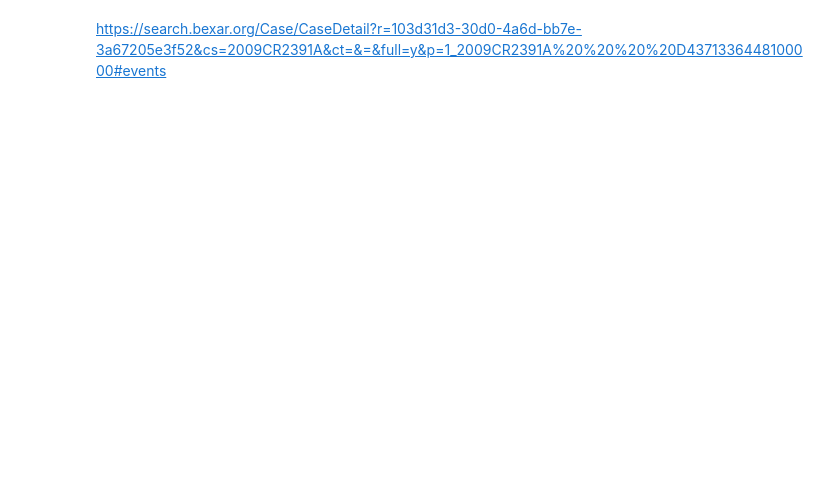
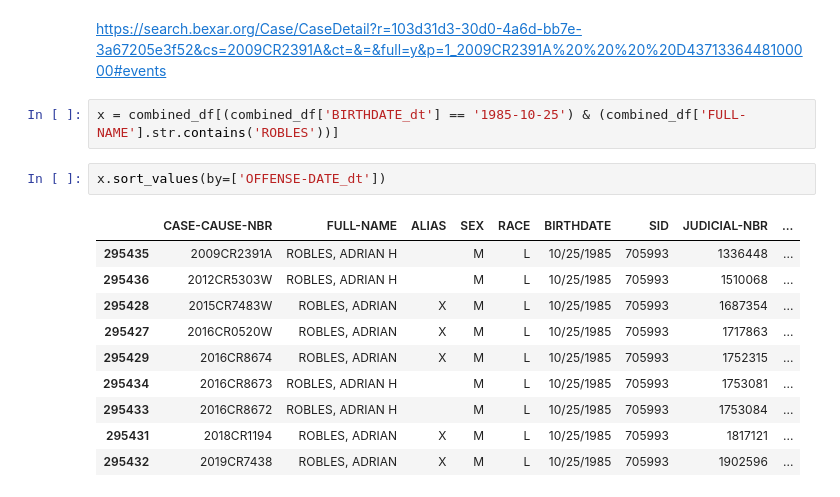
Before and after one commit to ldhagen/Bexar_Records, a Jupyter notebook: Bexar_Records_First_Work.ipynb, the cells around one changed output. Cells and saved outputs as stored; diff of their text form; blank space fills up the shorter version.

```diff
--- a/Bexar_Records_First_Work.ipynb
+++ b/Bexar_Records_First_Work.ipynb
@@ -103,2 +281,17 @@ combined_df[(combined_df['OFFENSE-DATE_dt'] =='2008-07-26')]
 # %% [markdown]
 https://search.bexar.org/Case/CaseDetail?r=103d31d3-30d0-4a6d-bb7e-3a67205e3f52&cs=2009CR2391A&ct=&=&full=y&p=1_2009CR2391A%20%20%20%20D4371336448100000#events
+# %%
+x = combined_df[(combined_df['BIRTHDATE_dt'] == '1985-10-25') & (combined_df['FULL-NAME'].str.contains('ROBLES'))]
+# %%
+x.sort_values(by=['OFFENSE-DATE_dt'])
+# %% [output]
+|  | CASE-CAUSE-NBR | FULL-NAME | ALIAS | SEX | RACE | BIRTHDATE | SID | JUDICIAL-NBR | ... |
+| 295435 | 2009CR2391A | ROBLES, ADRIAN H |  | M | L | 10/25/1985 | 705993 | 1336448 | ... |
+| 295436 | 2012CR5303W | ROBLES, ADRIAN H |  | M | L | 10/25/1985 | 705993 | 1510068 | ... |
+| 295428 | 2015CR7483W | ROBLES, ADRIAN | X | M | L | 10/25/1985 | 705993 | 1687354 | ... |
+| 295427 | 2016CR0520W | ROBLES, ADRIAN | X | M | L | 10/25/1985 | 705993 | 1717863 | ... |
+| 295429 | 2016CR8674 | ROBLES, ADRIAN | X | M | L | 10/25/1985 | 705993 | 1752315 | ... |
+| 295434 | 2016CR8673 | ROBLES, ADRIAN H |  | M | L | 10/25/1985 | 705993 | 1753081 | ... |
+| 295433 | 2016CR8672 | ROBLES, ADRIAN H |  | M | L | 10/25/1985 | 705993 | 1753084 | ... |
+| 295431 | 2018CR1194 | ROBLES, ADRIAN | X | M | L | 10/25/1985 | 705993 | 1817121 | ... |
+| 295432 | 2019CR7438 | ROBLES, ADRIAN | X | M | L | 10/25/1985 | 705993 | 1902596 | ... |
```
Also changed, not shown: parts of 15 cells of this notebook.
